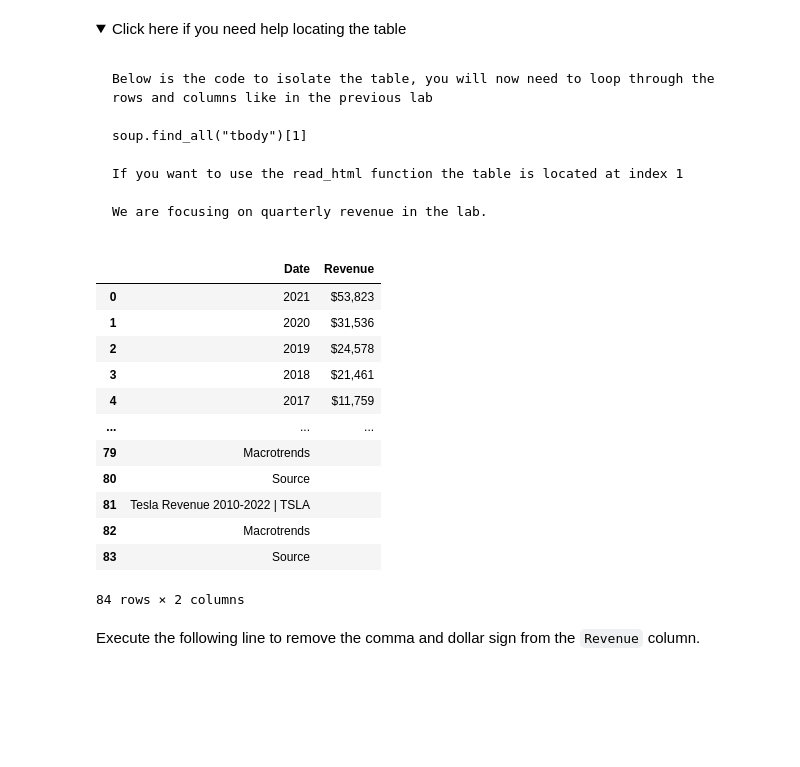
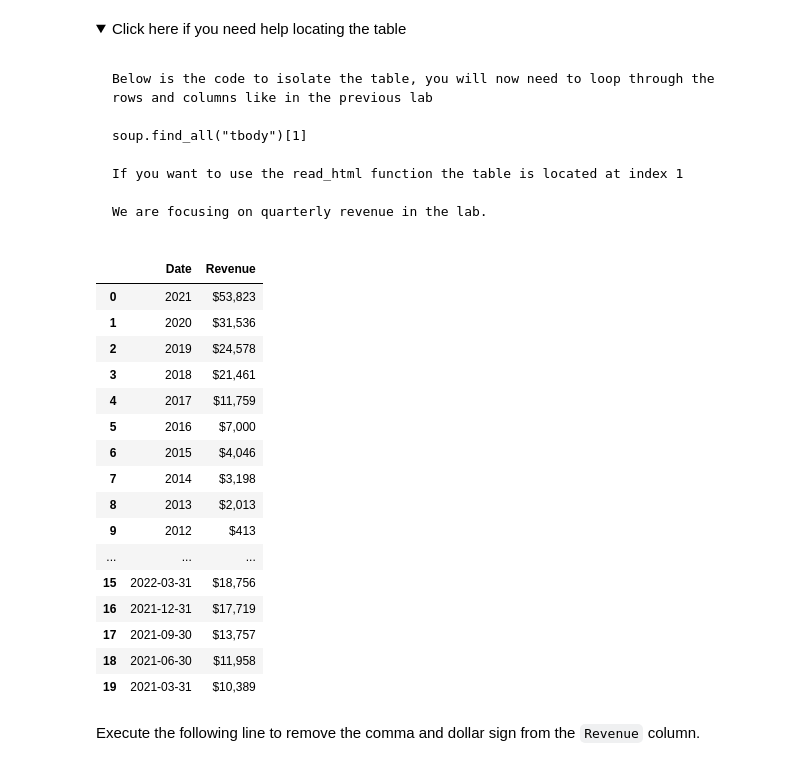
Before and after one commit to Victor-Biggy/Final-assignment-course-5, a Jupyter notebook: Final Assignment-v2.ipynb, the cells around one changed output. Cells and saved outputs as stored; diff of their text form; code cells hidden in the pictures; folded sections open; blank space fills up the shorter version.

```diff
--- a/Final Assignment-v2.ipynb
+++ b/Final Assignment-v2.ipynb
@@ -188,41 +188,45 @@ import pandas as pd
 tesla_revenue = pd.DataFrame(columns=["Date", "Revenue"])
 
 # Find all table elements in soup
 tables = soup.find_all('table')
 
 # Loop through each table found
 for table in tables:
     # Loop through each row in the table
     for row in table.find_all("tr"):
         col = row.find_all("td")
 
         # Check if there are at least two columns to avoid indexing errors
         if len(col) >= 2:
             date = col[0].text.strip()       # Extract and clean Date text
             revenue = col[1].text.strip()     # Extract and clean Revenue text
 
             # Create a DataFrame for the new row
             new_row = pd.DataFrame({"Date": [date], "Revenue": [revenue]})
 
             # Concatenate the new row with the main DataFrame
             tesla_revenue = pd.concat([tesla_revenue, new_row], ignore_index=True)
 
 # Display the resulting DataFrame
-tesla_revenue
+tesla_revenue.head(20)
 # %% [output]
 |  | Date | Revenue |
 | 0 | 2021 | $53,823 |
 | 1 | 2020 | $31,536 |
 | 2 | 2019 | $24,578 |
 | 3 | 2018 | $21,461 |
 | 4 | 2017 | $11,759 |
+| 5 | 2016 | $7,000 |
+| 6 | 2015 | $4,046 |
+| 7 | 2014 | $3,198 |
+| 8 | 2013 | $2,013 |
+| 9 | 2012 | $413 |
 | ... | ... | ... |
-| 79 | Macrotrends |  |
-| 80 | Source |  |
-| 81 | Tesla Revenue 2010-2022 | TSLA |  |
-| 82 | Macrotrends |  |
-| 83 | Source |  |
+| 15 | 2022-03-31 | $18,756 |
+| 16 | 2021-12-31 | $17,719 |
+| 17 | 2021-09-30 | $13,757 |
+| 18 | 2021-06-30 | $11,958 |
+| 19 | 2021-03-31 | $10,389 |
-84 rows × 2 columns
 # %% [markdown]
 Execute the following line to remove the comma and dollar sign from the `Revenue` column.
 # %%
```
Also changed, not shown: parts of 8 cells of this notebook.
